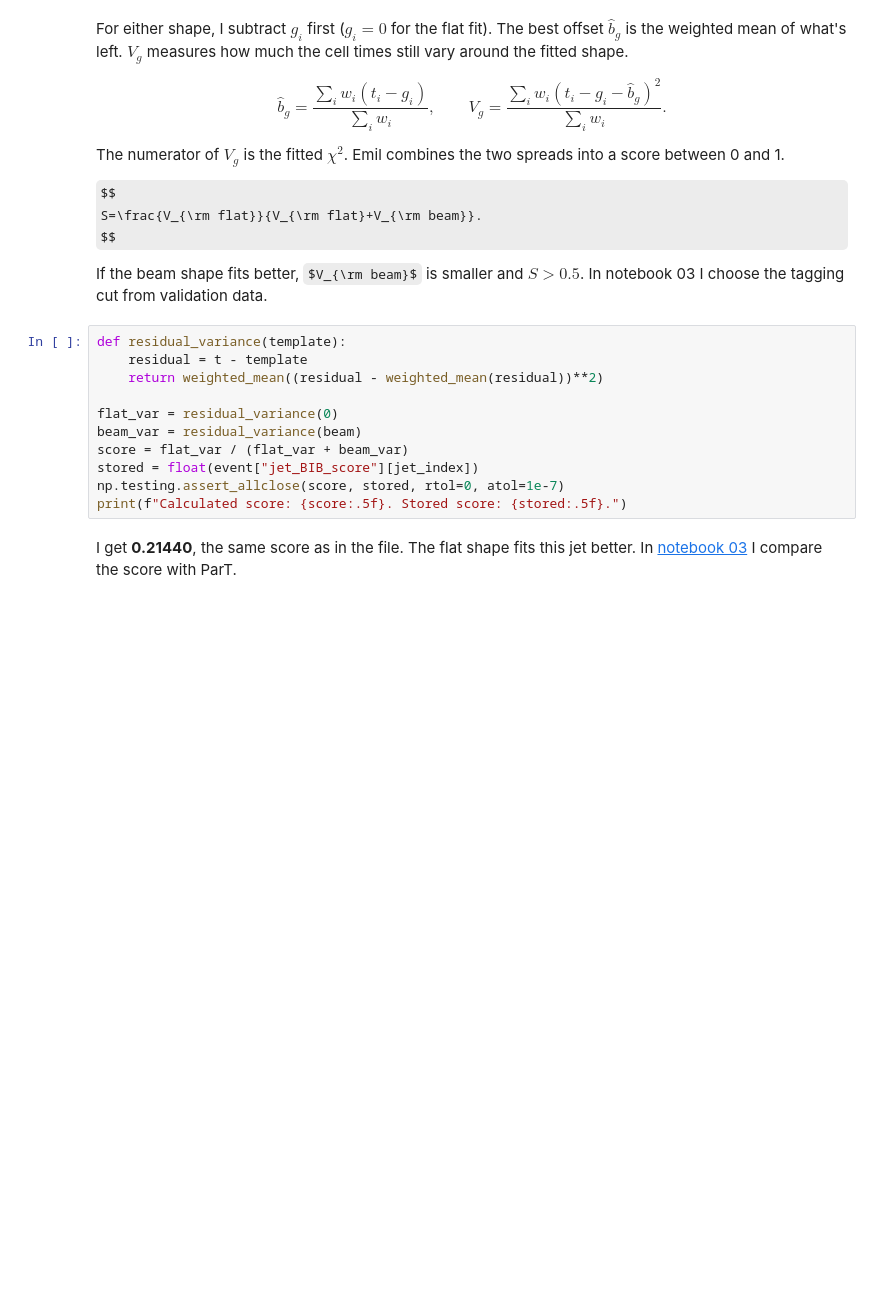
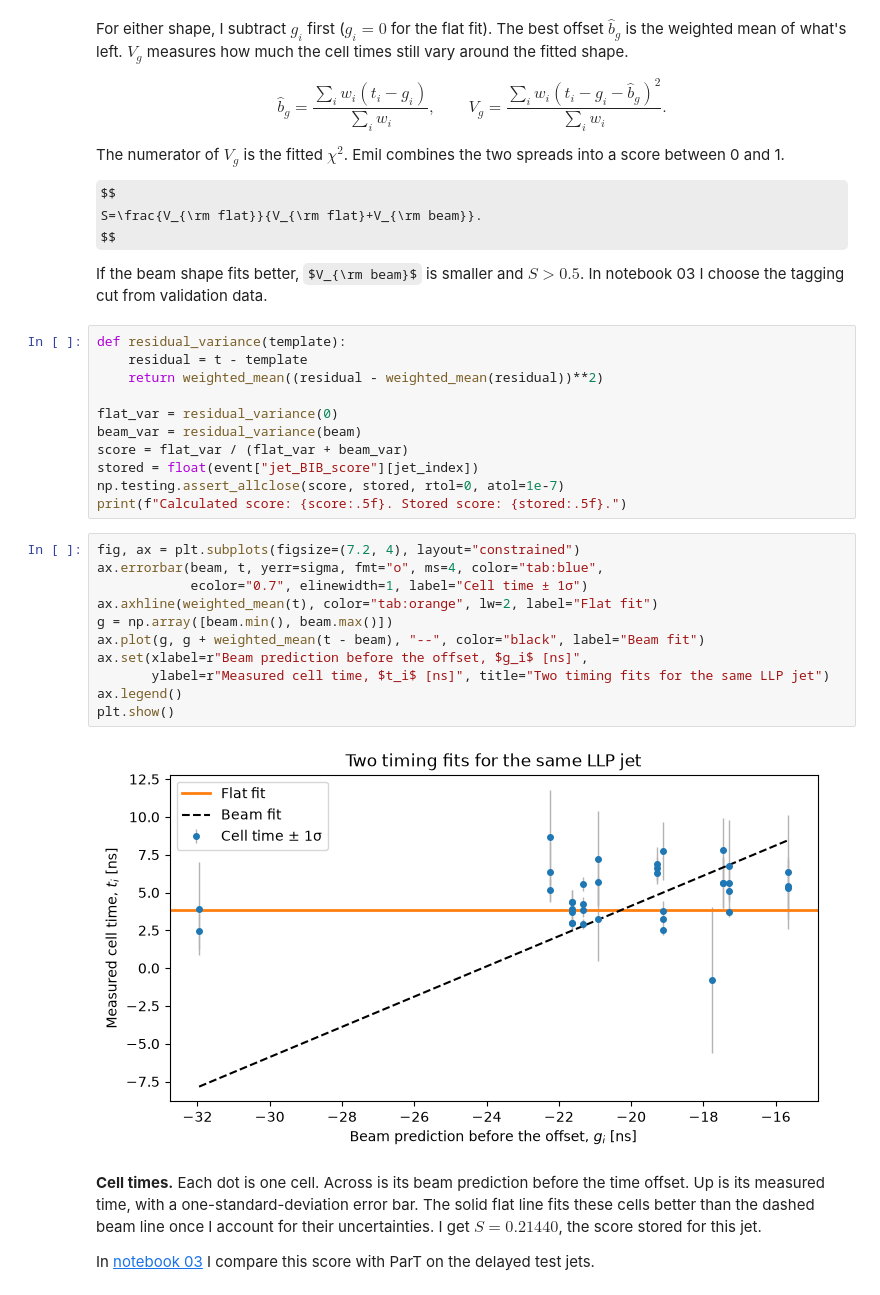
Before and after one commit to emrecan200273-png/bib-jet-tagging, a Jupyter notebook: notebooks/01_cells_and_selections.ipynb, the cells around one changed output. Drawn from its saved outputs; the diff is of its cells as text; some formulas as TeX source; blank space fills up the shorter version.

Commit message:
Embed six figures with reading notes in the analysis notebooks

```diff
--- a/notebooks/01_cells_and_selections.ipynb
+++ b/notebooks/01_cells_and_selections.ipynb
@@ -219,5 +219,20 @@ score = flat_var / (flat_var + beam_var)
 stored = float(event["jet_BIB_score"][jet_index])
 np.testing.assert_allclose(score, stored, rtol=0, atol=1e-7)
 print(f"Calculated score: {score:.5f}. Stored score: {stored:.5f}.")
+# %%
+fig, ax = plt.subplots(figsize=(7.2, 4), layout="constrained")
+ax.errorbar(beam, t, yerr=sigma, fmt="o", ms=4, color="tab:blue",
+            ecolor="0.7", elinewidth=1, label="Cell time ± 1σ")
+ax.axhline(weighted_mean(t), color="tab:orange", lw=2, label="Flat fit")
+g = np.array([beam.min(), beam.max()])
+ax.plot(g, g + weighted_mean(t - beam), "--", color="black", label="Beam fit")
+ax.set(xlabel=r"Beam prediction before the offset, $g_i$ [ns]",
+       ylabel=r"Measured cell time, $t_i$ [ns]", title="Two timing fits for the same LLP jet")
+ax.legend()
+plt.show()
+# %% [output]
+[figure, added]
 # %% [markdown]
-I get **0.21440**, the same score as in the file. The flat shape fits this jet better. In [notebook 03](03_train_and_compare.ipynb) I compare the score with ParT.
+**Cell times.** Each dot is one cell. Across is its beam prediction before the time offset. Up is its measured time, with a one-standard-deviation error bar. The solid flat line fits these cells better than the dashed beam line once I account for their uncertainties. I get **$S=0.21440$**, the score stored for this jet.
+
+In [notebook 03](03_train_and_compare.ipynb) I compare this score with ParT on the delayed test jets.
```
Also changed, not shown: parts of 3 cells of this notebook, 4 other files.
